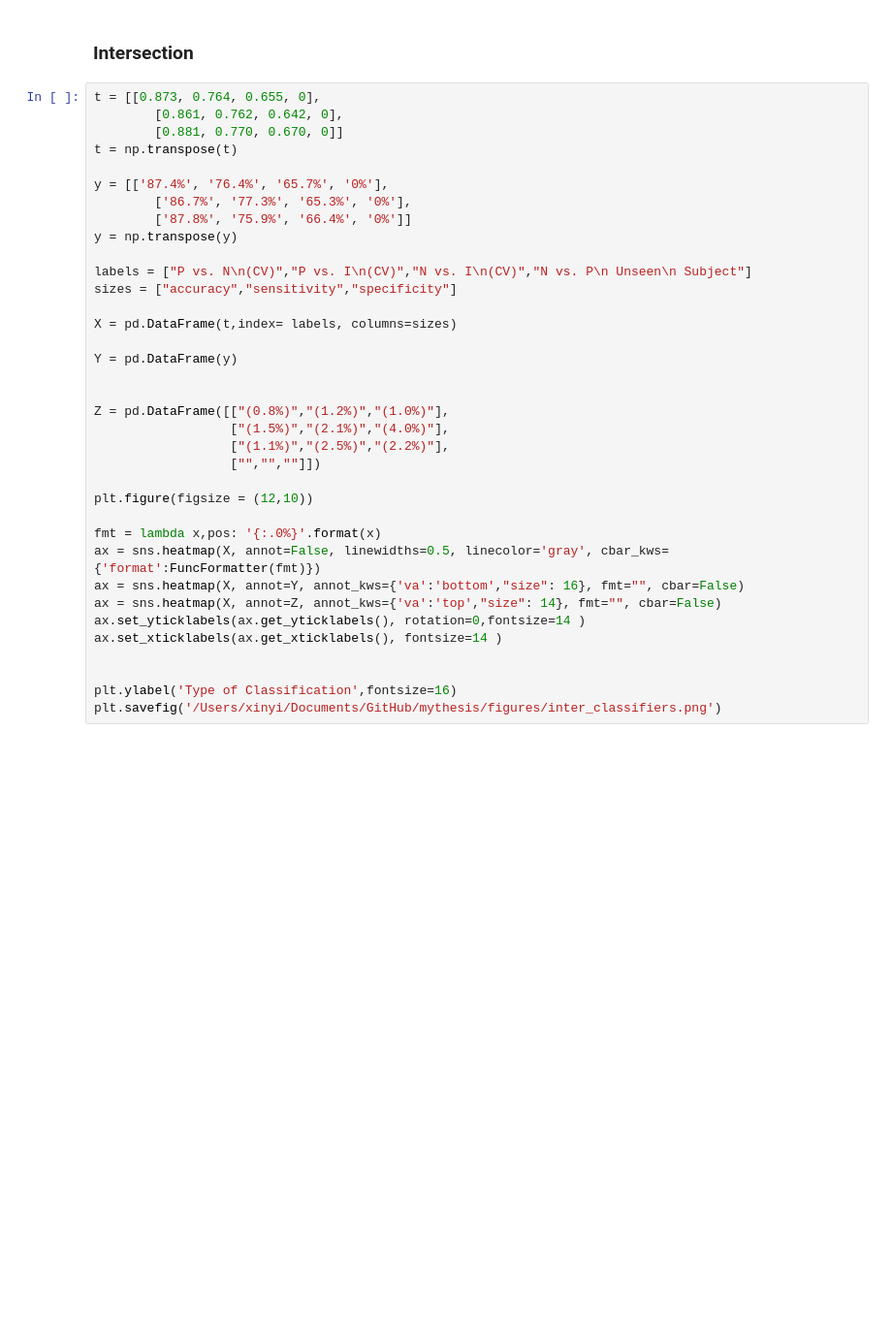
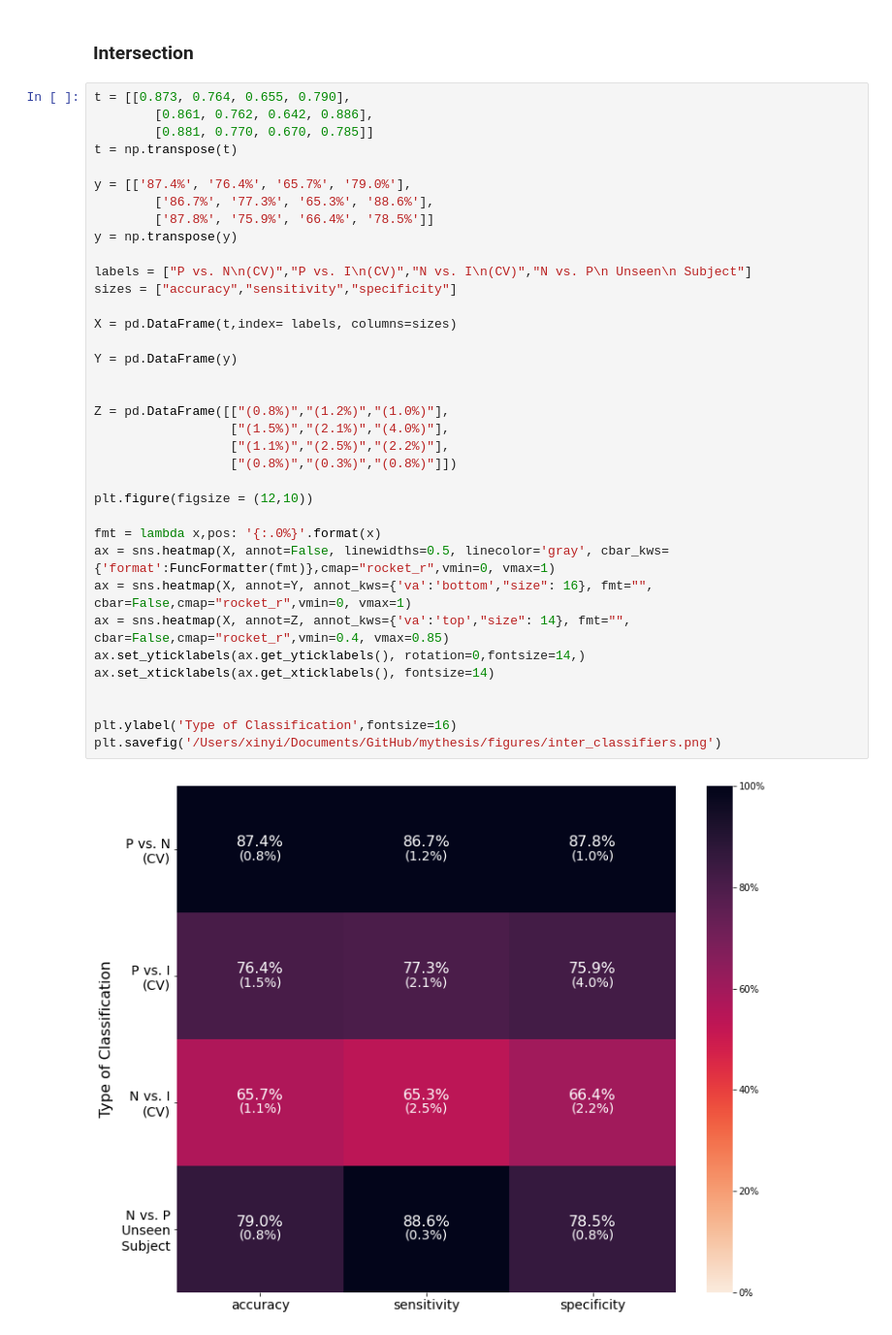
Before and after one commit to xinyiwan/mythesis, a Jupyter notebook: data analysis/plot.ipynb, the cells around one changed output. Shown: that part at 97% size. Cells and saved outputs as stored; diff of their text form; blank space fills up the shorter version.

```diff
--- a/data analysis/plot.ipynb
+++ b/data analysis/plot.ipynb
@@ -343,38 +324,40 @@ plt.savefig('/Users/xinyi/Documents/GitHub/mythesis/figures/inter_classifiers.pn
 # %% [markdown]
 ### Intersection
 # %%
-t = [[0.873, 0.764, 0.655, 0],
-        [0.861, 0.762, 0.642, 0],
-        [0.881, 0.770, 0.670, 0]]
+t = [[0.873, 0.764, 0.655, 0.790],
+        [0.861, 0.762, 0.642, 0.886],
+        [0.881, 0.770, 0.670, 0.785]]
 t = np.transpose(t)
 
-y = [['87.4%', '76.4%', '65.7%', '0%'],
-        ['86.7%', '77.3%', '65.3%', '0%'],
-        ['87.8%', '75.9%', '66.4%', '0%']]
+y = [['87.4%', '76.4%', '65.7%', '79.0%'],
+        ['86.7%', '77.3%', '65.3%', '88.6%'],
+        ['87.8%', '75.9%', '66.4%', '78.5%']]
 y = np.transpose(y)
 
 labels = ["P vs. N\n(CV)","P vs. I\n(CV)","N vs. I\n(CV)","N vs. P\n Unseen\n Subject"]
 sizes = ["accuracy","sensitivity","specificity"]
 
 X = pd.DataFrame(t,index= labels, columns=sizes)
 
 Y = pd.DataFrame(y)
 
 
 Z = pd.DataFrame([["(0.8%)","(1.2%)","(1.0%)"],
                   ["(1.5%)","(2.1%)","(4.0%)"],
                   ["(1.1%)","(2.5%)","(2.2%)"],
-                  ["","",""]])
+                  ["(0.8%)","(0.3%)","(0.8%)"]])
 
 plt.figure(figsize = (12,10))
 
 fmt = lambda x,pos: '{:.0%}'.format(x)
-ax = sns.heatmap(X, annot=False, linewidths=0.5, linecolor='gray', cbar_kws={'format':FuncFormatter(fmt)})
-ax = sns.heatmap(X, annot=Y, annot_kws={'va':'bottom',"size": 16}, fmt="", cbar=False)
-ax = sns.heatmap(X, annot=Z, annot_kws={'va':'top',"size": 14}, fmt="", cbar=False)
-ax.set_yticklabels(ax.get_yticklabels(), rotation=0,fontsize=14 )
-ax.set_xticklabels(ax.get_xticklabels(), fontsize=14 )
+ax = sns.heatmap(X, annot=False, linewidths=0.5, linecolor='gray', cbar_kws={'format':FuncFormatter(fmt)},cmap="rocket_r",vmin=0, vmax=1)
+ax = sns.heatmap(X, annot=Y, annot_kws={'va':'bottom',"size": 16}, fmt="", cbar=False,cmap="rocket_r",vmin=0, vmax=1)
+ax = sns.heatmap(X, annot=Z, annot_kws={'va':'top',"size": 14}, fmt="", cbar=False,cmap="rocket_r",vmin=0.4, vmax=0.85)
+ax.set_yticklabels(ax.get_yticklabels(), rotation=0,fontsize=14,)
+ax.set_xticklabels(ax.get_xticklabels(), fontsize=14)
 
 
 plt.ylabel('Type of Classification',fontsize=16)
 plt.savefig('/Users/xinyi/Documents/GitHub/mythesis/figures/inter_classifiers.png')
+# %% [output]
+[figure, added]
```
Also changed, not shown: parts of 7 cells of this notebook, 6 other files.
